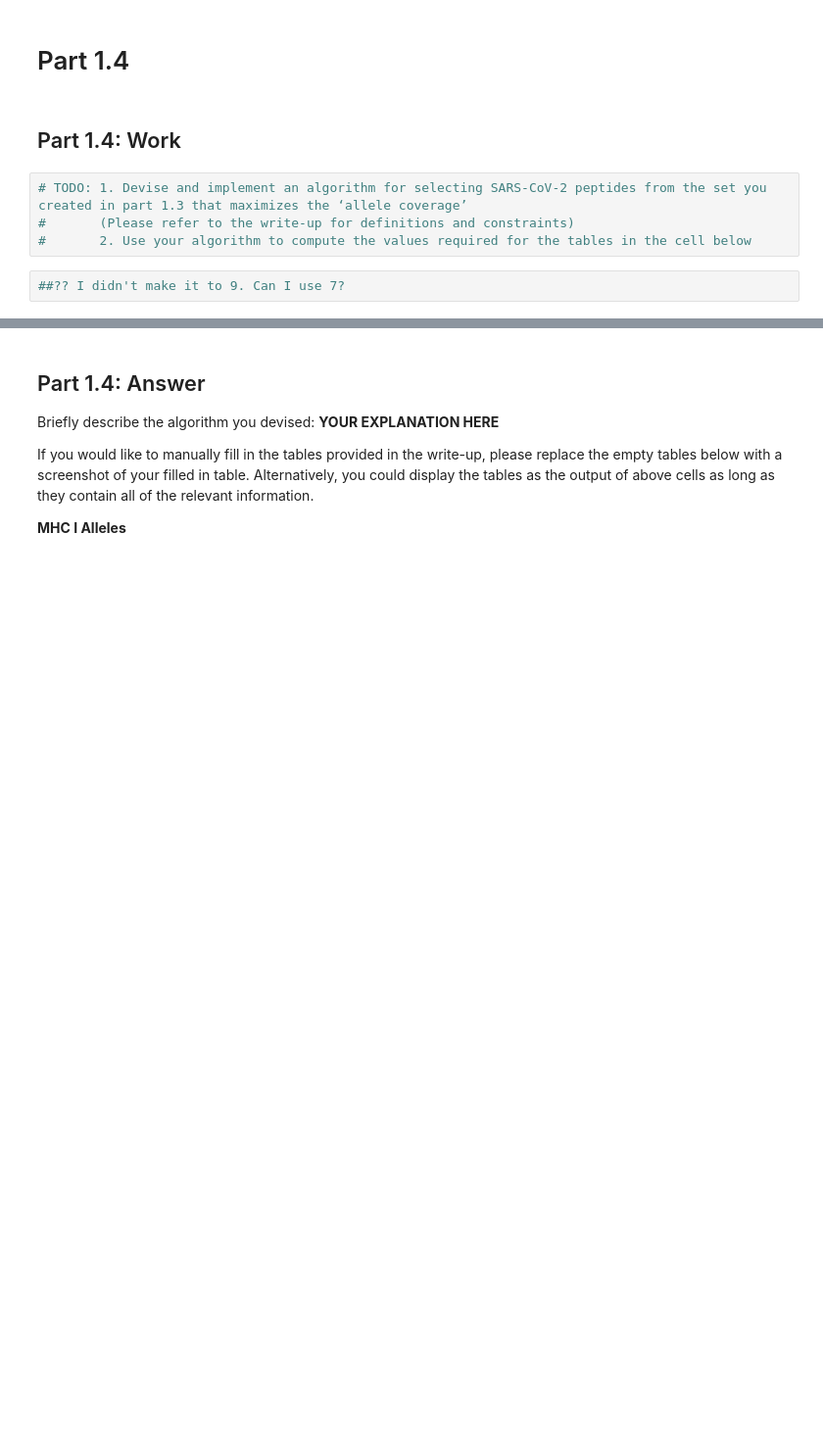
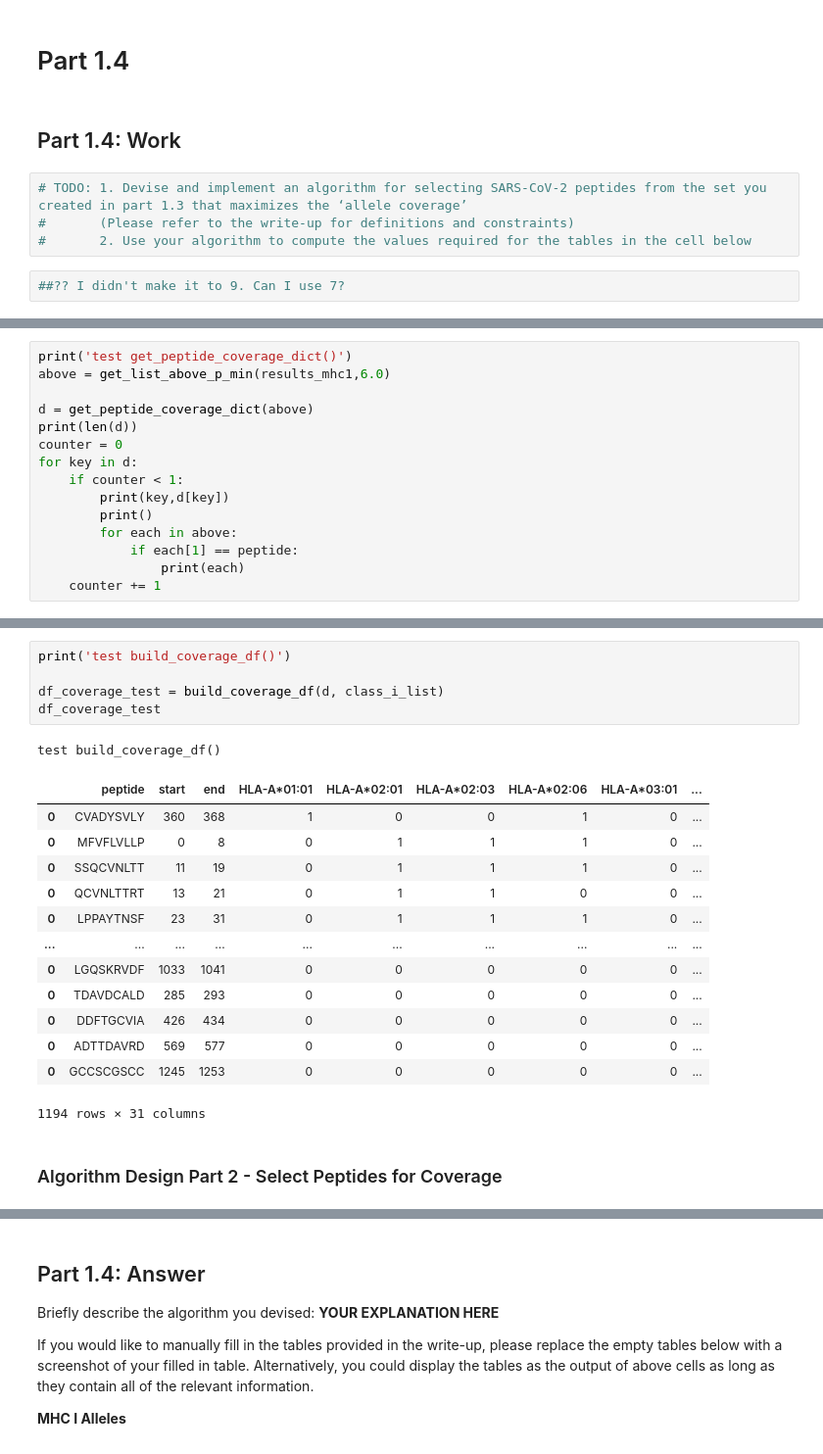
Before and after one commit to ryanquinnnelson/CMU-02718-HW5, a Jupyter notebook: 02_518_02_718_HW_5_ryann.ipynb, the cells around one changed output, grey strips where cells are left out. Shown at 98% size. Drawn from its saved outputs; the diff is of its cells as text; blank space fills up the shorter version.

Commit message:
Finished testing algorithm

```diff
--- a/02_518_02_718_HW_5_ryann.ipynb
+++ b/02_518_02_718_HW_5_ryann.ipynb
@@ -1084,0 +992,15 @@ coverage_mhc1
+# %%
+print('test get_peptide_coverage_dict()')
+above = get_list_above_p_min(results_mhc1,6.0)
+
+d = get_peptide_coverage_dict(above)
+print(len(d))
+counter = 0
+for key in d:
+    if counter < 1:
+        print(key,d[key])
+        print()
+        for each in above:
+            if each[1] == peptide:
+                print(each)
+    counter += 1
@@ -1084,0 +1040,22 @@ coverage_mhc1
+# %%
+print('test build_coverage_df()')
+
+df_coverage_test = build_coverage_df(d, class_i_list)
+df_coverage_test
+# %% [output]
+test build_coverage_df()
+|  | peptide | start | end | HLA-A*01:01 | HLA-A*02:01 | HLA-A*02:03 | HLA-A*02:06 | HLA-A*03:01 | ... |
+| 0 | CVADYSVLY | 360 | 368 | 1 | 0 | 0 | 1 | 0 | ... |
+| 0 | MFVFLVLLP | 0 | 8 | 0 | 1 | 1 | 1 | 0 | ... |
+| 0 | SSQCVNLTT | 11 | 19 | 0 | 1 | 1 | 1 | 0 | ... |
+| 0 | QCVNLTTRT | 13 | 21 | 0 | 1 | 1 | 0 | 0 | ... |
+| 0 | LPPAYTNSF | 23 | 31 | 0 | 1 | 1 | 1 | 0 | ... |
+| ... | ... | ... | ... | ... | ... | ... | ... | ... | ... |
+| 0 | LGQSKRVDF | 1033 | 1041 | 0 | 0 | 0 | 0 | 0 | ... |
+| 0 | TDAVDCALD | 285 | 293 | 0 | 0 | 0 | 0 | 0 | ... |
+| 0 | DDFTGCVIA | 426 | 434 | 0 | 0 | 0 | 0 | 0 | ... |
+| 0 | ADTTDAVRD | 569 | 577 | 0 | 0 | 0 | 0 | 0 | ... |
+| 0 | GCCSCGSCC | 1245 | 1253 | 0 | 0 | 0 | 0 | 0 | ... |
+1194 rows × 31 columns
+# %% [markdown]
+### Algorithm Design Part 2 - Select Peptides for Coverage
```
Also changed, not shown: parts of 26 cells of this notebook.
